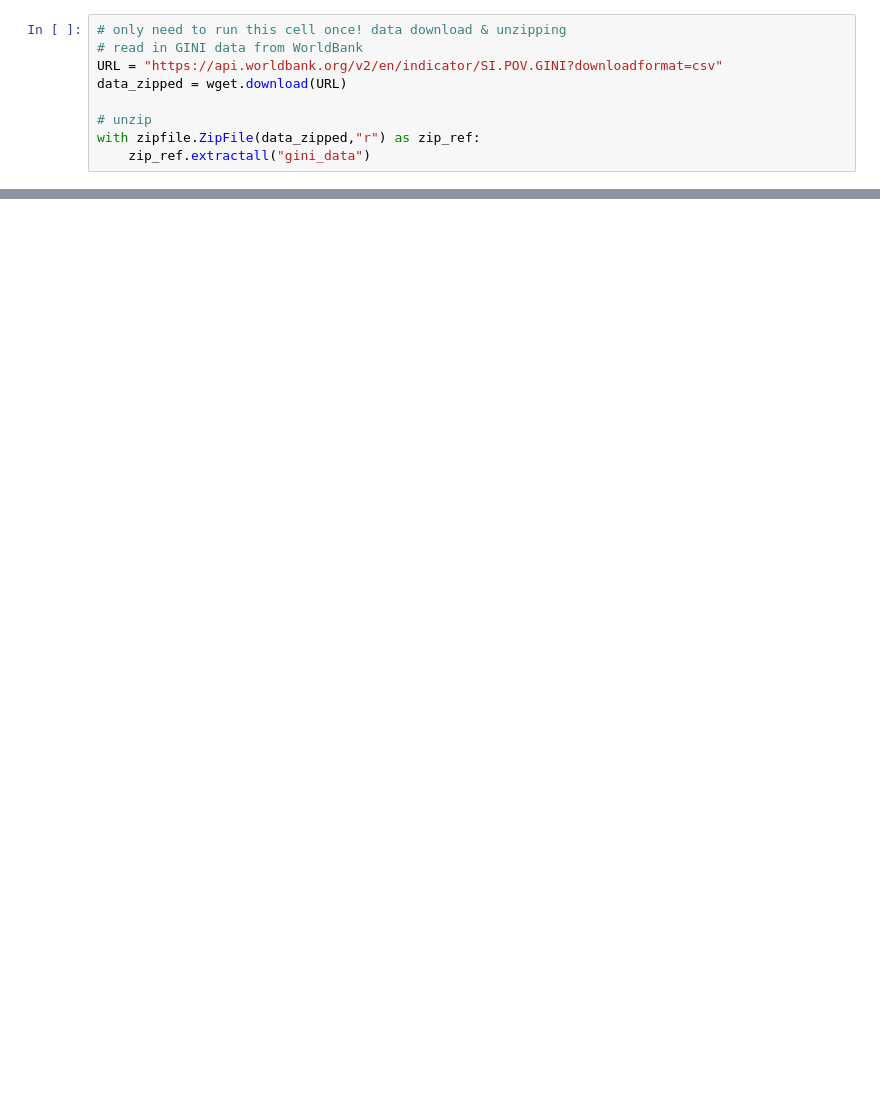
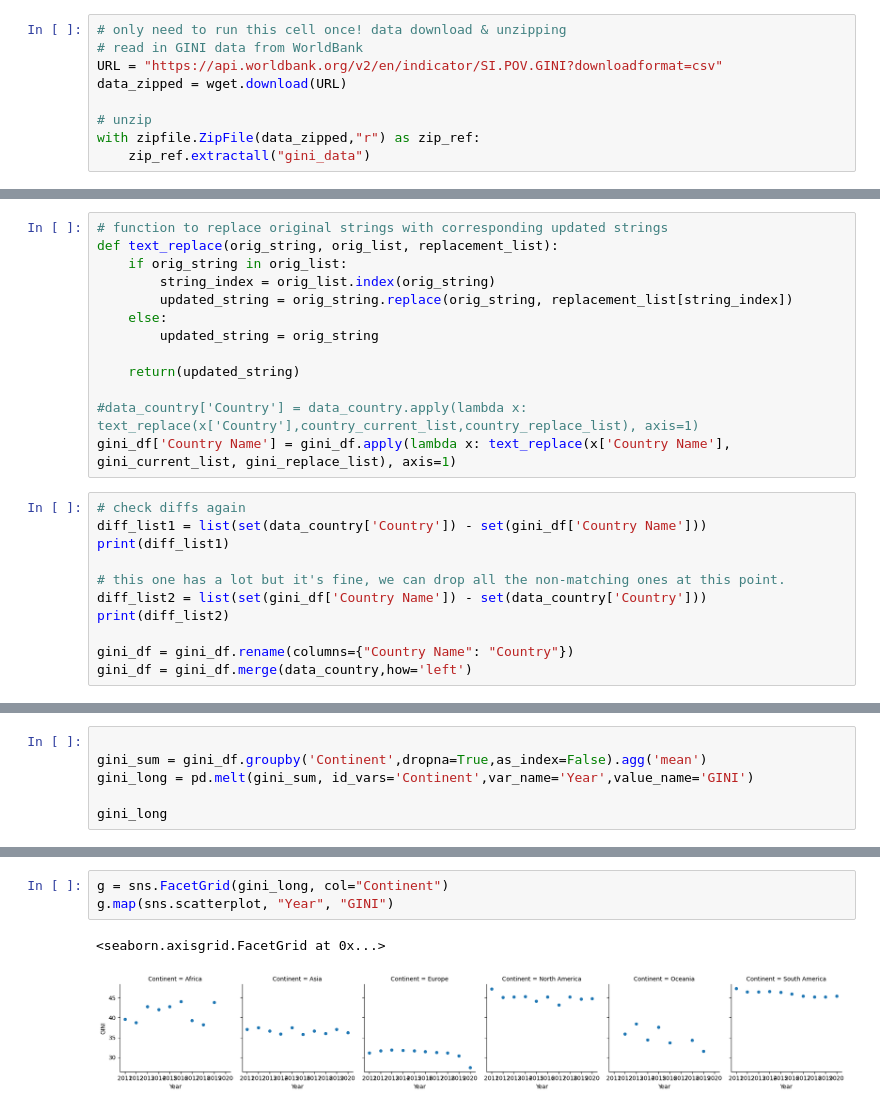
Before and after one commit to ivabrunec/worldbank_trends, a Jupyter notebook: gini_gdp_wdvp.ipynb, the cells around one changed output, grey strips where cells are left out. Cells and saved outputs as stored; diff of their text form; blank space fills up the shorter version.

Commit message:
worldbank data reading + wrangling

```diff
--- a/gini_gdp_wdvp.ipynb
+++ b/gini_gdp_wdvp.ipynb
@@ -64,0 +51,24 @@ data_country
+# %%
+# function to replace original strings with corresponding updated strings
+def text_replace(orig_string, orig_list, replacement_list):
+    if orig_string in orig_list:
+        string_index = orig_list.index(orig_string)
+        updated_string = orig_string.replace(orig_string, replacement_list[string_index])
+    else:
+        updated_string = orig_string
+
+    return(updated_string)
+
+#data_country['Country'] = data_country.apply(lambda x: text_replace(x['Country'],country_current_list,country_replace_list), axis=1)
+gini_df['Country Name'] = gini_df.apply(lambda x: text_replace(x['Country Name'], gini_current_list, gini_replace_list), axis=1)
+# %%
+# check diffs again
+diff_list1 = list(set(data_country['Country']) - set(gini_df['Country Name']))
+print(diff_list1)
+
+# this one has a lot but it's fine, we can drop all the non-matching ones at this point.
+diff_list2 = list(set(gini_df['Country Name']) - set(data_country['Country']))
+print(diff_list2)
+
+gini_df = gini_df.rename(columns={"Country Name": "Country"})
+gini_df = gini_df.merge(data_country,how='left')
@@ -64,0 +88,6 @@ data_country
+# %%
+
+gini_sum = gini_df.groupby('Continent',dropna=True,as_index=False).agg('mean')
+gini_long = pd.melt(gini_sum, id_vars='Continent',var_name='Year',value_name='GINI')
+
+gini_long
@@ -64,0 +112,6 @@ data_country
+# %%
+g = sns.FacetGrid(gini_long, col="Continent")
+g.map(sns.scatterplot, "Year", "GINI")
+# %% [output]
+<seaborn.axisgrid.FacetGrid at 0x...>
+[figure, added]
```
Also changed, not shown: parts of 8 cells of this notebook, 1 other file.
